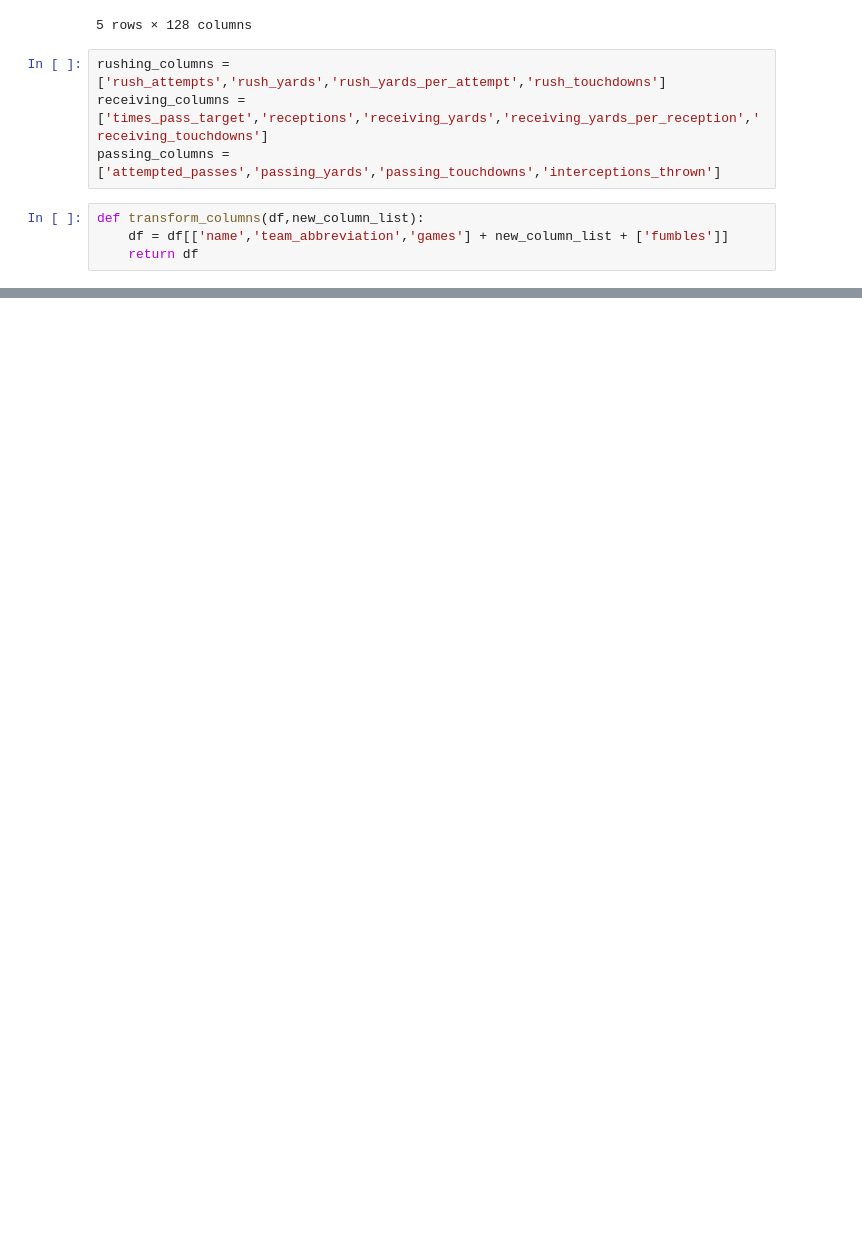
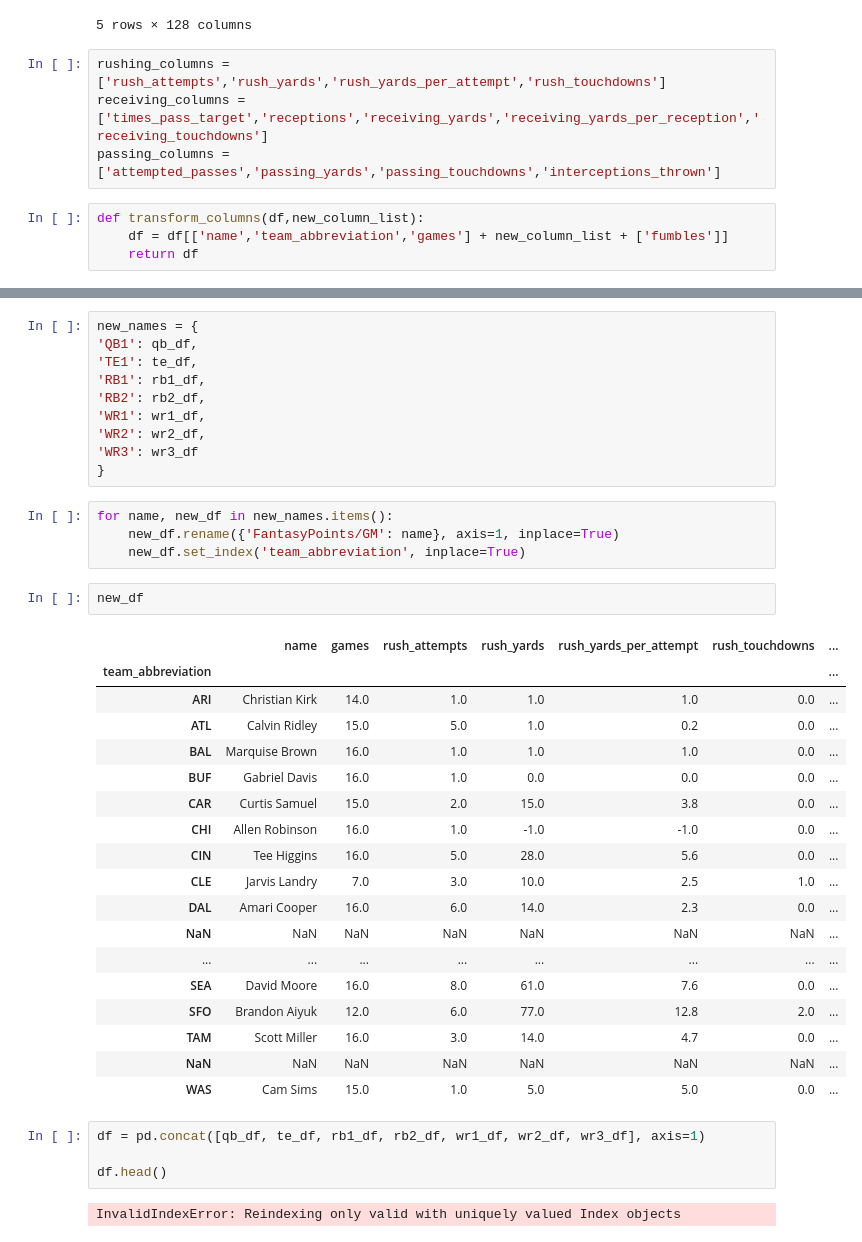
Before and after one commit to raiavincent/Fantasy-Football-Analysis, a Jupyter notebook: FF Notebook.ipynb, the cells around one changed output, grey strips where cells are left out. Drawn from its saved outputs; the diff is of its cells as text; blank space fills up the shorter version.

```diff
--- a/FF Notebook.ipynb
+++ b/FF Notebook.ipynb
@@ -221,0 +243,41 @@ qb_df.head()
+# %%
+new_names = {
+'QB1': qb_df,
+'TE1': te_df,
+'RB1': rb1_df,
+'RB2': rb2_df,
+'WR1': wr1_df,
+'WR2': wr2_df,
+'WR3': wr3_df
+}
+# %%
+for name, new_df in new_names.items():
+    new_df.rename({'FantasyPoints/GM': name}, axis=1, inplace=True)
+    new_df.set_index('team_abbreviation', inplace=True)
+# %%
+new_df
+# %% [output]
+|  | name | games | rush_attempts | rush_yards | rush_yards_per_attempt | rush_touchdowns | ... |
+| team_abbreviation |  |  |  |  |  |  | ... |
+| ARI | Christian Kirk | 14.0 | 1.0 | 1.0 | 1.0 | 0.0 | ... |
+| ATL | Calvin Ridley | 15.0 | 5.0 | 1.0 | 0.2 | 0.0 | ... |
+| BAL | Marquise Brown | 16.0 | 1.0 | 1.0 | 1.0 | 0.0 | ... |
+| BUF | Gabriel Davis | 16.0 | 1.0 | 0.0 | 0.0 | 0.0 | ... |
+| CAR | Curtis Samuel | 15.0 | 2.0 | 15.0 | 3.8 | 0.0 | ... |
+| CHI | Allen Robinson | 16.0 | 1.0 | -1.0 | -1.0 | 0.0 | ... |
+| CIN | Tee Higgins | 16.0 | 5.0 | 28.0 | 5.6 | 0.0 | ... |
+| CLE | Jarvis Landry | 7.0 | 3.0 | 10.0 | 2.5 | 1.0 | ... |
+| DAL | Amari Cooper | 16.0 | 6.0 | 14.0 | 2.3 | 0.0 | ... |
+| NaN | NaN | NaN | NaN | NaN | NaN | NaN | ... |
+| ... | ... | ... | ... | ... | ... | ... | ... |
+| SEA | David Moore | 16.0 | 8.0 | 61.0 | 7.6 | 0.0 | ... |
+| SFO | Brandon Aiyuk | 12.0 | 6.0 | 77.0 | 12.8 | 2.0 | ... |
+| TAM | Scott Miller | 16.0 | 3.0 | 14.0 | 4.7 | 0.0 | ... |
+| NaN | NaN | NaN | NaN | NaN | NaN | NaN | ... |
+| WAS | Cam Sims | 15.0 | 1.0 | 5.0 | 5.0 | 0.0 | ... |
+# %%
+df = pd.concat([qb_df, te_df, rb1_df, rb2_df, wr1_df, wr2_df, wr3_df], axis=1)
+
+df.head()
+# %% [output]
+InvalidIndexError: Reindexing only valid with uniquely valued Index objects
```
Also changed, not shown: parts of 11 cells of this notebook, 3 other files.
